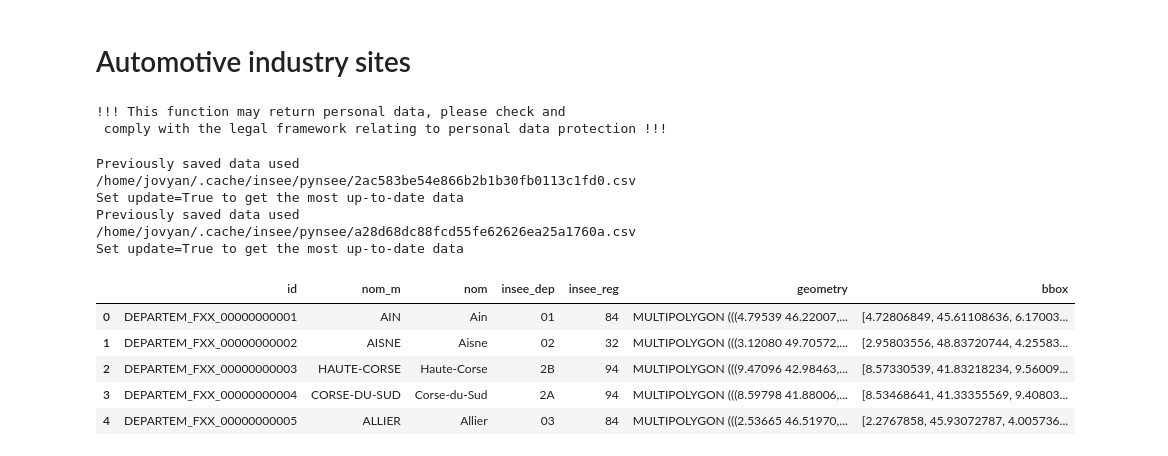
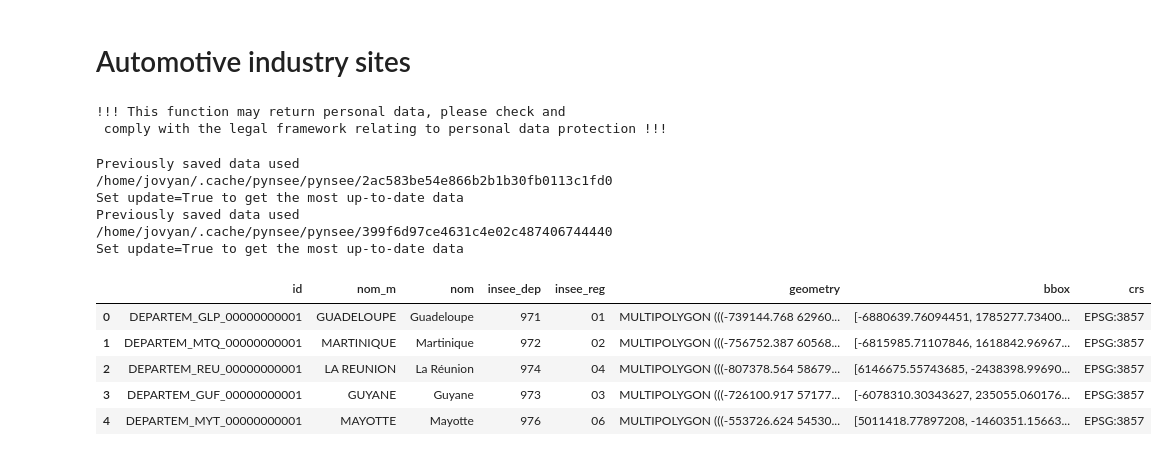
Before and after one commit to tfardet/pynsee, a Jupyter notebook: docs/examples/example_automotive_industry_sirene.ipynb, the cells around one changed output. Drawn from its saved outputs; the diff is of its cells as text; code cells hidden in the pictures.

```diff
--- a/docs/examples/example_automotive_industry_sirene.ipynb
+++ b/docs/examples/example_automotive_industry_sirene.ipynb
@@ -11,23 +25,16 @@
+# %%
+# get activity list
+naf5 = get_activity_list('NAF5')
+
+# search data in SIRENE database
+data = search_sirene(variable = "activitePrincipaleEtablissement",
+                   pattern = '29.10Z', kind = 'siret')
+# %% [output]
+!!! This function may return personal data, please check and
+ comply with the legal framework relating to personal data protection !!!
 # %%
-import geopandas
-import pandas as pd
-import numpy as np
-#%matplotlib inline
-import matplotlib.pyplot as plt
-import matplotlib, descartes
-import matplotlib.cm as cm
-
-from pynsee import *
-
-# get activity list
-naf5 = get_activity_list('NAF5')
-
-# search data in SIRENE database
-df = search_sirene(variable = ["activitePrincipaleEtablissement"],
-                   pattern = ['29.10Z'], kind = 'siret')
-
 # keep only businesses with more then 100 employees
-df = df.loc[df['effectifsMinEtablissement'] > 100]
+df = data.loc[data['effectifsMinEtablissement'] > 100]
 df = df.reset_index(drop=True)
 
 # find latitude and longitude of all businesses
@@ -37,32 +44,28 @@ df = df.get_location()
 gdf = geopandas.GeoDataFrame(df)
 gdf = gdf.reset_index(drop=True)
 gdf = gdf.sort_values(by=['effectifsMinEtablissement'], ascending=False)
-# %% [output]
-!!! This function may return personal data, please check and
- comply with the legal framework relating to personal data protection !!!
 # %%
+# get map - departement limits
 geodataList =  get_geodata_list()
 mapdep = get_geodata('ADMINEXPRESS-COG-CARTO.LATEST:departement')
-
-# remove overseas departments
-mapdep = mapdep[~mapdep['insee_dep'].isin(['971', '972', '973', '974', '976'])]
+mapdep = mapdep.translate()
 
 # conversion to geopandas df
-mapdepgeo = geopandas.GeoDataFrame(mapdep).set_crs("EPSG:4326")
+mapdepgeo = geopandas.GeoDataFrame(mapdep)
 mapdepgeo.head()
 # %% [output]
 Previously saved data used
-/home/jovyan/.cache/insee/pynsee/2ac583be54e866b2b1b30fb0113c1fd0.csv
+/home/jovyan/.cache/pynsee/pynsee/2ac583be54e866b2b1b30fb0113c1fd0
 Set update=True to get the most up-to-date data
 Previously saved data used
-/home/jovyan/.cache/insee/pynsee/a28d68dc88fcd55fe62626ea25a1760a.csv
+/home/jovyan/.cache/pynsee/pynsee/399f6d97ce4631c4e02c487406744440
 Set update=True to get the most up-to-date data
-|  | id | nom_m | nom | insee_dep | insee_reg | geometry | bbox |
-| 0 | DEPARTEM_FXX_00000000001 | AIN | Ain | 01 | 84 | MULTIPOLYGON (((4.79539 46.22007,... | [4.72806849, 45.61108636, 6.17003... |
-| 1 | DEPARTEM_FXX_00000000002 | AISNE | Aisne | 02 | 32 | MULTIPOLYGON (((3.12080 49.70572,... | [2.95803556, 48.83720744, 4.25583... |
-| 2 | DEPARTEM_FXX_00000000003 | HAUTE-CORSE | Haute-Corse | 2B | 94 | MULTIPOLYGON (((9.47096 42.98463,... | [8.57330539, 41.83218234, 9.56009... |
-| 3 | DEPARTEM_FXX_00000000004 | CORSE-DU-SUD | Corse-du-Sud | 2A | 94 | MULTIPOLYGON (((8.59798 41.88006,... | [8.53468641, 41.33355569, 9.40803... |
-| 4 | DEPARTEM_FXX_00000000005 | ALLIER | Allier | 03 | 84 | MULTIPOLYGON (((2.53665 46.51970,... | [2.2767858, 45.93072787, 4.005736... |
+|  | id | nom_m | nom | insee_dep | insee_reg | geometry | bbox | crs |
+| 0 | DEPARTEM_GLP_00000000001 | GUADELOUPE | Guadeloupe | 971 | 01 | MULTIPOLYGON (((-739144.768 62960... | [-6880639.76094451, 1785277.73400... | EPSG:3857 |
+| 1 | DEPARTEM_MTQ_00000000001 | MARTINIQUE | Martinique | 972 | 02 | MULTIPOLYGON (((-756752.387 60568... | [-6815985.71107846, 1618842.96967... | EPSG:3857 |
+| 2 | DEPARTEM_REU_00000000001 | LA REUNION | La Réunion | 974 | 04 | MULTIPOLYGON (((-807378.564 58679... | [6146675.55743685, -2438398.99690... | EPSG:3857 |
+| 3 | DEPARTEM_GUF_00000000001 | GUYANE | Guyane | 973 | 03 | MULTIPOLYGON (((-726100.917 57177... | [-6078310.30343627, 235055.060176... | EPSG:3857 |
+| 4 | DEPARTEM_MYT_00000000001 | MAYOTTE | Mayotte | 976 | 06 | MULTIPOLYGON (((-553726.624 54530... | [5011418.77897208, -1460351.15663... | EPSG:3857 |
 # %%
 # make cleaned labels
 conditions = [gdf['denominationUniteLegale'].str.contains('RENAULT SAS'),
```
Also changed, not shown: parts of 5 cells of this notebook.
